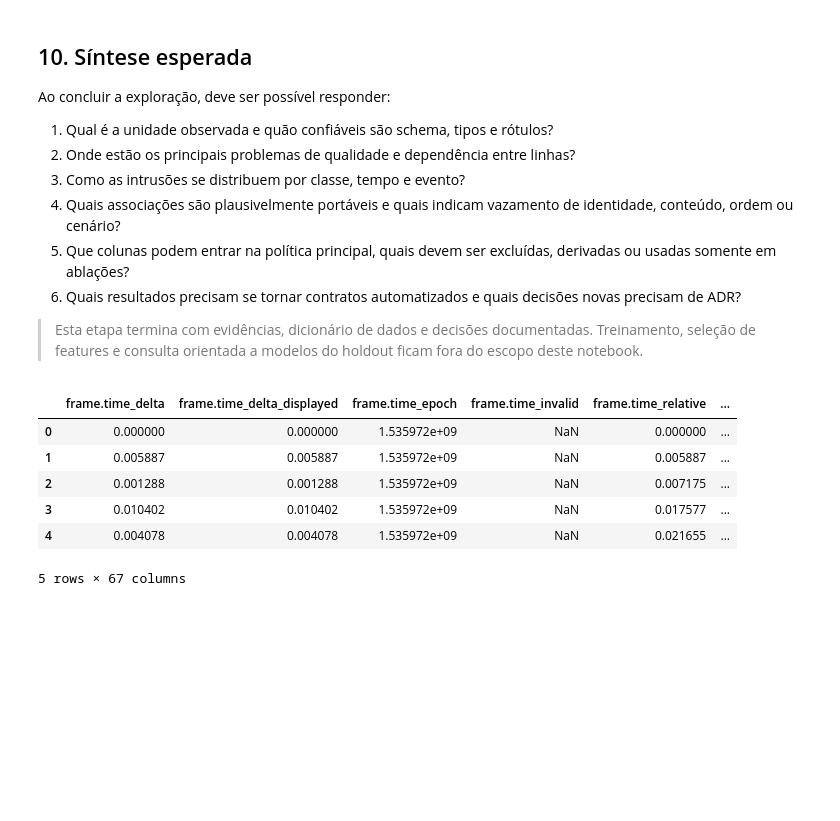
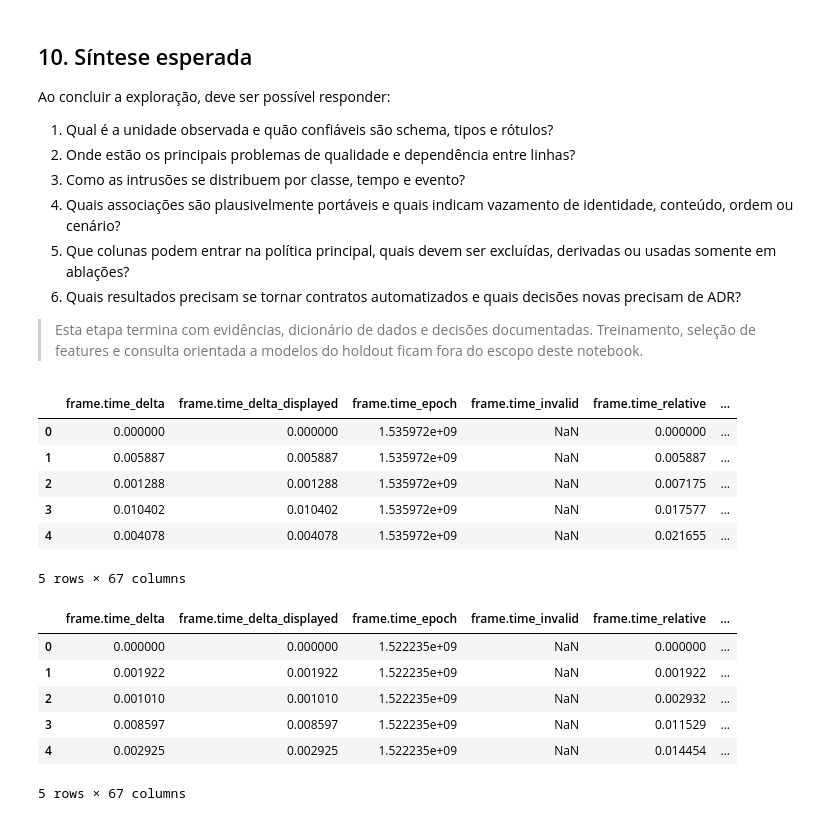
Before and after one commit to William-SWS/mqtt_exploration, a Jupyter notebook: notebooks/01_eda.ipynb, the cells around one changed output. Cells and saved outputs as stored; diff of their text form; code cells hidden in the pictures; blank space fills up the shorter version.

```diff
--- a/notebooks/01_eda.ipynb
+++ b/notebooks/01_eda.ipynb
@@ -133,3 +133,14 @@ df_intrusion.head()
 | 3 | 0.010402 | 0.010402 | 1.535972e+09 | NaN | 0.017577 | ... |
 | 4 | 0.004078 | 0.004078 | 1.535972e+09 | NaN | 0.021655 | ... |
 5 rows × 67 columns
+# %%
+df_dos = pd.read_csv(dos)
+df_dos.head()
+# %% [output]
+|  | frame.time_delta | frame.time_delta_displayed | frame.time_epoch | frame.time_invalid | frame.time_relative | ... |
+| 0 | 0.000000 | 0.000000 | 1.522235e+09 | NaN | 0.000000 | ... |
+| 1 | 0.001922 | 0.001922 | 1.522235e+09 | NaN | 0.001922 | ... |
+| 2 | 0.001010 | 0.001010 | 1.522235e+09 | NaN | 0.002932 | ... |
+| 3 | 0.008597 | 0.008597 | 1.522235e+09 | NaN | 0.011529 | ... |
+| 4 | 0.002925 | 0.002925 | 1.522235e+09 | NaN | 0.014454 | ... |
+5 rows × 67 columns
```
Also changed, not shown: parts of 6 cells of this notebook.
